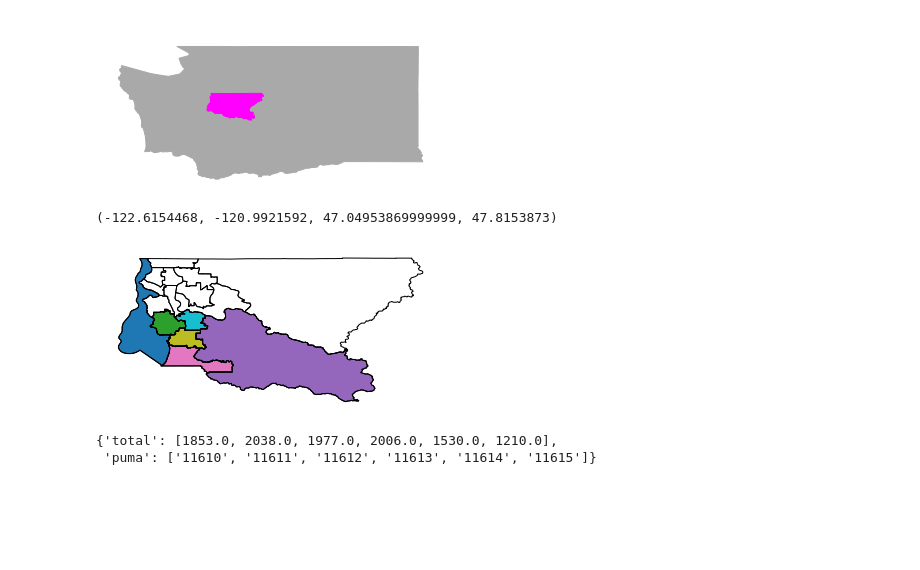
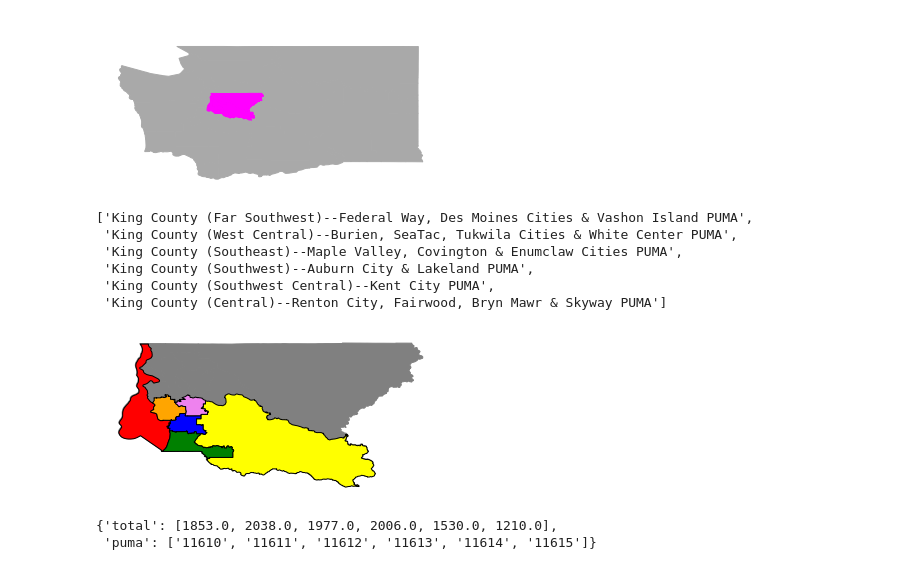
Before and after one commit to JJHick95/phase-1-project-west-ds-082420, a Jupyter notebook: notebooks/exploratory/mapping.ipynb, the cells around one changed output. Drawn from its saved outputs; the diff is of its cells as text; code cells hidden in the pictures; blank space fills up the shorter version.

```diff
--- a/notebooks/exploratory/mapping.ipynb
+++ b/notebooks/exploratory/mapping.ipynb
@@ -160,14 +162,59 @@ plt.savefig('king_on_WA.png', transparent=True)
 [figure]
 # %%
 res_union = gpd.overlay(south_king_shp, king_pumas_shp, how='intersection')
+# %%
+list(south_king_shp.NAMELSAD10)
+# %% [output]
+['King County (Far Southwest)--Federal Way, Des Moines Cities & Vashon Island PUMA',
+ 'King County (West Central)--Burien, SeaTac, Tukwila Cities & White Center PUMA',
+ 'King County (Southeast)--Maple Valley, Covington & Enumclaw Cities PUMA',
+ 'King County (Southwest)--Auburn City & Lakeland PUMA',
+ 'King County (Southwest Central)--Kent City PUMA',
+ 'King County (Central)--Renton City, Fairwood, Bryn Mawr & Skyway PUMA']
+# %%
+ax = king_pumas_shp.plot(alpha=1, facecolor='grey', edgecolor='grey')
+
+labels = []
+plots = []
+colors = ['red', 'orange', 'yellow', 'green', 'blue', 'violet']
+
+for i in range(len(south_king_shp)):
+    row_entry = gpd.GeoDataFrame(south_king_shp.iloc[i]).transpose()
+    region_name = row_entry.NAMELSAD10.iloc[0]
+    labels.append(region_name)
+    row_entry.plot(ax=ax, facecolor=colors[i], edgecolor='k', zorder=1, label="1")
+    plots.append(row_entry)
+
+
+# legend_lines = []
+
+# for i in range(len(colors)):
+
+#     legend_lines.append([Line2D([0], [0], color=colors[i], lw=4)])
+
+# ax.legend(legend_lines, 'labels')
+
+
+# color_label = mpatches.Patch(color=colors, label=labels)
+# ax.legend(handles=[color_label])
+
+# ax.legend(colors, labels)
+# ax.legend(colors, labels)
+# ax.legend(plots, region_name)
+# ax.legend(plots, colors)
+# plt.show()
+ax.spines['top'].set_visible(False)
+ax.spines['right'].set_visible(False)
+ax.spines['bottom'].set_visible(False)
+ax.spines['left'].set_visible(False)
+ax.axis('off');
+# %% [output]
+[figure, added]
 # %%
 ax = res_union.plot(alpha=1, cmap='tab10')
-south_king_shp.plot(ax=ax, facecolor='none', edgecolor='k')
-king_pumas_shp.plot(ax=ax, facecolor='none', edgecolor='k')
-ax.axis('off')
+south_king_shp.plot(ax=ax, facecolor='none', edgecolor='k', zorder=1)
+king_pumas_shp.plot(ax=ax, facecolor='grey', edgecolor='grey', zorder=0)
+ax.axis('off');
-# %% [output]
-(-122.6154468, -120.9921592, 47.04953869999999, 47.8153873)
-[figure, removed]
 # %%
 # get dict from teammate defined function
 oy_count_dict = cdf.get_pums_oy_count()
```
Also changed, not shown: parts of 6 cells of this notebook.
